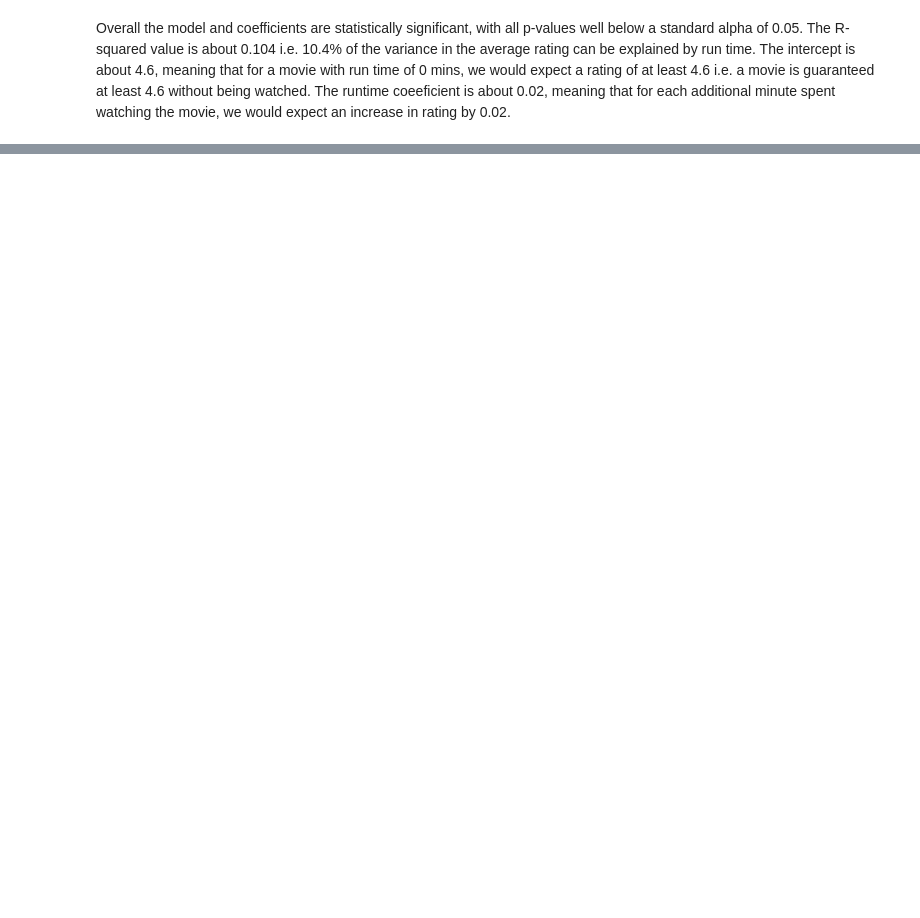
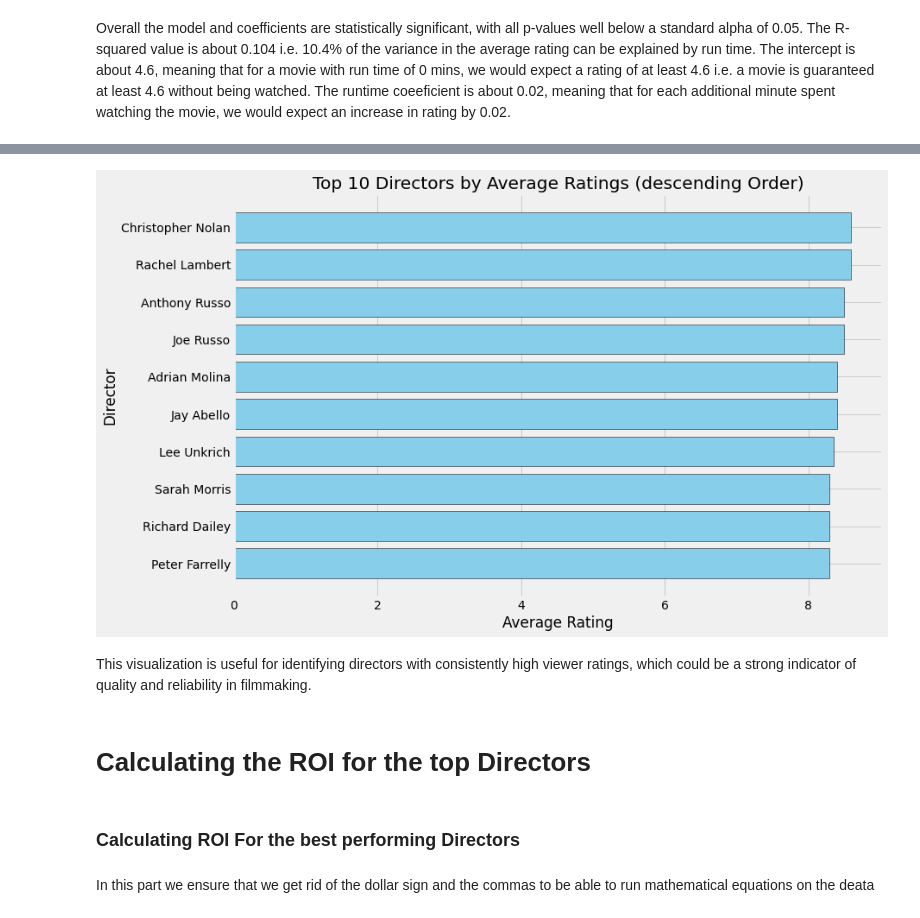
Before and after one commit to lilanhenry/phase2_group8_project, a Jupyter notebook: student.ipynb, the cells around one changed output, grey strips where cells are left out. Saved outputs shown, nothing was run; the diff lists cells and outputs as text; code cells hidden in the pictures; blank space fills up the shorter version.

```diff
--- a/student.ipynb
+++ b/student.ipynb
@@ -723,0 +820,11 @@ Overall the model and coefficients are statistically significant, with all p-val
+# %%
+# Assuming df  a 'studio' column
+
+box_office_studios = [
+    'BV', 'WB', 'P/DW', 'Sum.', 'Par.', 'Uni.', 'Fox', 'Sony', 'FoxS',
+    'SGem', 'WB (NL)', 'LGF', 'Focus', 'MGM', 'Over.', 'W/Dim.'
+]
+
+merged_movies_directors_df = merged_movies_analysis_df[merged_movies_analysis_df['studio'].isin(box_office_studios)]
+
+merged_movies_directors_df.head(10)
@@ -723,0 +867,3 @@ Overall the model and coefficients are statistically significant, with all p-val
+# %%
+top_rated_movies = merged_movies_directors_df[merged_movies_directors_df['averagerating'] >= 8.0].nlargest(50, 'averagerating')
+top_rated_movies.head(10)
@@ -723,0 +903,9 @@ Overall the model and coefficients are statistically significant, with all p-val
+# %%
+# Group by director and calculate their average movie rating
+director_ratings = top_rated_movies.groupby('primary_name')['averagerating'].mean().reset_index()
+
+director_ratings.columns = ['Director', 'Average_Rating']
+
+# Sort by average rating to see top directors
+top_director_ratings = director_ratings.sort_values(by='Average_Rating', ascending=False)
+top_director_ratings.head(10)
@@ -723,0 +924,19 @@ Overall the model and coefficients are statistically significant, with all p-val
+# %%
+top_director_ratings = top_director_ratings.head(10)
+# Bar plot
+plt.figure(figsize=(12, 8))
+plt.barh(top_director_ratings['Director'], top_director_ratings['Average_Rating'], color='skyblue', edgecolor='black')
+plt.xlabel('Average Rating')
+plt.ylabel('Director')
+plt.title('Top 10 Directors by Average Ratings (descending Order)')
+plt.gca().invert_yaxis()
+# %% [output]
+[figure, added]
+# %% [markdown]
+This visualization is useful for identifying directors with consistently high viewer ratings, which could be a strong indicator of quality and reliability in filmmaking.
+# %% [markdown]
+# Calculating the ROI  for the top Directors
+# %% [markdown]
+### Calculating ROI For the best performing Directors
+# %% [markdown]
+In this part we ensure that we get rid of the dollar sign and the commas to be able to run mathematical equations on the deata
```
Also changed, not shown: parts of 67 cells of this notebook.
